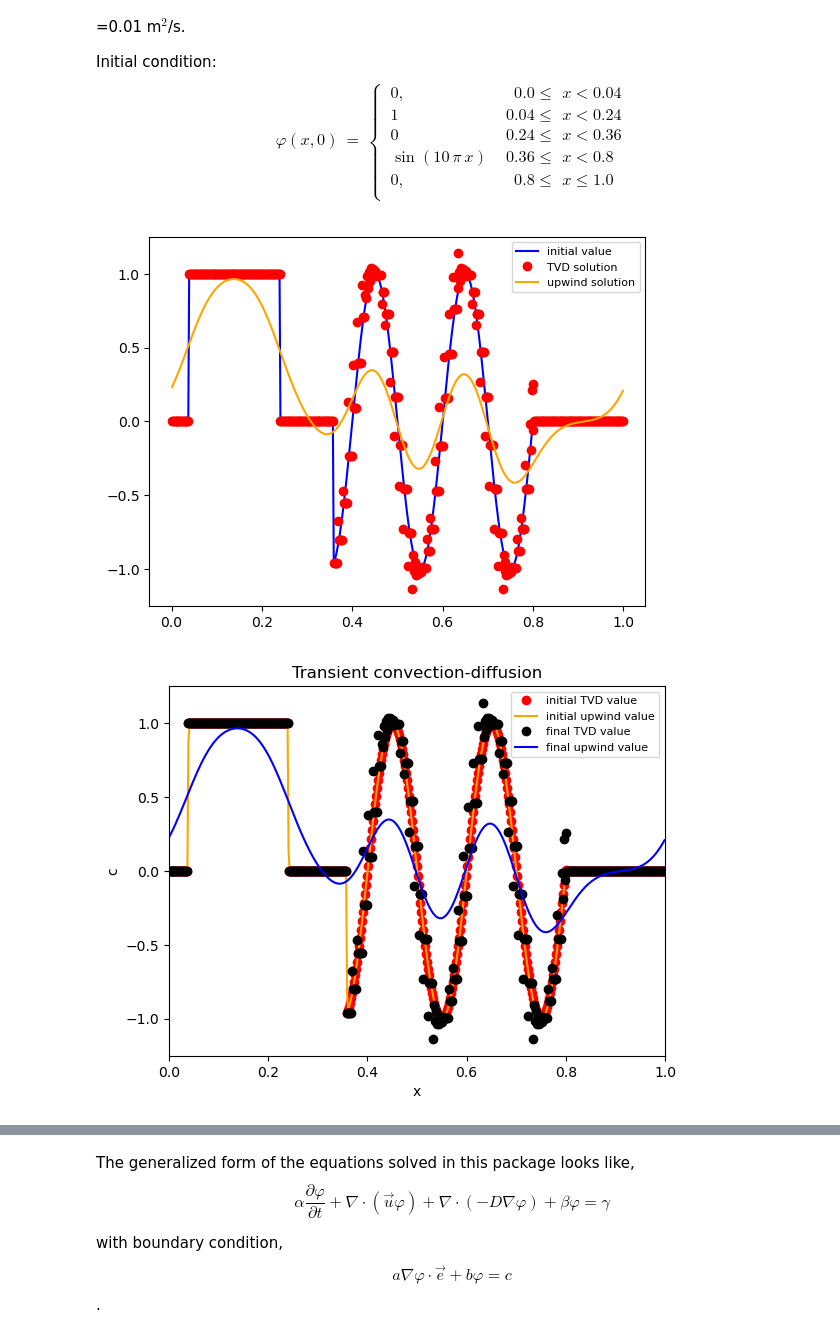
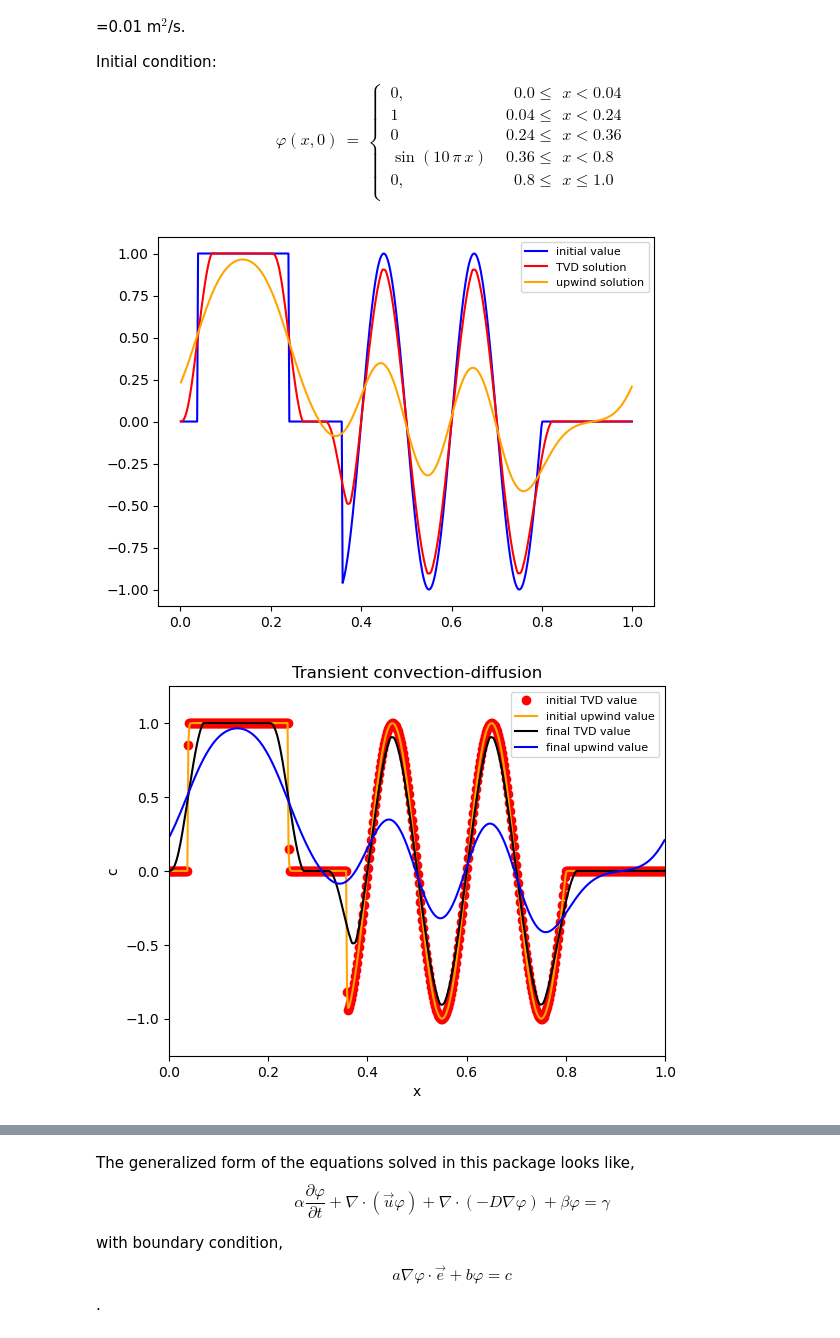
Before and after one commit to FiniteVolumeTransportPhenomena/PyFVTool, a Jupyter notebook: examples-notebooks/PyFVTool-introduction-demo.ipynb, the cells around one changed output, grey strips where cells are left out. Drawn from its saved outputs; the diff is of its cells as text; code cells hidden in the pictures.

```diff
--- a/examples-notebooks/PyFVTool-introduction-demo.ipynb
+++ b/examples-notebooks/PyFVTool-introduction-demo.ipynb
@@ -783,4 +795,10 @@ FL = pf.fluxLimiter('SUPERBEE')
 # %%
+# Constant coefficient matrices:
+Mconvuw = pf.convectionUpwindTerm(uf)   # upwind convection term
+
+# Choose a flux limiter
+FL = pf.fluxLimiter('SUPERBEE')
+
 # Solver
 dt = 0.001  # [s], time step
 final_t = W/u
@@ -790,22 +808,22 @@ count = 0
 
 phi_tvd = []
 phi_uw = []
-while (tt<final_t) and count < 5e3:
+while (tt<final_t) and (count < 5000):
     tt += dt
 
     # inner loop for TVD scheme
-    for jj in range(5):
-
-        Mt, RHSt = pf.transientTerm(phi_old, dt, alfa)
-
+    Mt, RHSt = pf.transientTerm(phi_old, dt, alfa) # this remains constant over the inner loop
+    for jj in range(5):   # Why 5?
+        # TVD RHS term
         RHSconv = pf.convectionTvdRHSTerm(uf, phi, FL)
 
-        # Form the system
-
-        # MW edit
-        # M = Mconv + Mt + Mbc
-        M = Mt + Mbc
-        RHS = RHSt + RHSbc + RHSconv
+        # Form the matrix equation
+        # MW: It is not clear how to construct the Mconv term in the TVD scheme:
+        #     convectionTvdRHSTerm only provides RHS. How to obtain Mconv?
+        # M = Mconv + Mt + Mbc  # This is an error since Mconv undefined
+        # M = Mt + Mbc          # There should be a Mconv term, I guess...
+        M = Mconvuw + Mt + Mbc  # Use upwind matrix for Mconv in TVD scheme?
+        RHS = RHSt + RHSbc + RHSconv # Combined with the RHS provided by convectionTvdRHSTerm.
 
         # Solve the PDE
         phi = pf.solveMatrixPDE(mesh1, M, RHS)
@@ -832,12 +850,12 @@ while (tt<final_t) and count < 5e3:
 # %%
 # Visualize the problem solution
 hfig, ax = plt.subplots(1, 1)
 ax.plot(x, phiinit.innerCellValues, 'b-', label='initial value')
-ax.plot(x, phi.innerCellValues, 'ro', label='TVD solution')
+ax.plot(x, phi.innerCellValues, 'r-', label='TVD solution')
 ax.plot(x, phiuw.innerCellValues, '-', color='orange', label='upwind solution');
 ax.legend(fontsize=8);
 # %% [output]
-[figure, old version]
+[figure, new version]
 # %%
 # Plotting and visualization of the 1D transient diffusion solution
 from matplotlib.animation import FuncAnimation
@@ -848,7 +866,7 @@ hfig1, ax1 = plt.subplots()
 ax1.plot(x, phi_tvd[0].innerCellValues, 'ro', label='initial TVD value')
 ax1.plot(x, phi_uw[0].innerCellValues, '-', color='orange', label='initial upwind value')
 
-ax1.plot(x, phi_tvd[-1].innerCellValues, 'ko', label='final TVD value')
+ax1.plot(x, phi_tvd[-1].innerCellValues, 'k-', label='final TVD value')
 ax1.plot(x, phi_uw[-1].innerCellValues, '-', color='blue', label='final upwind value')
 
 ax1.set_xlim((0, W))
@@ -860,5 +878,5 @@ ax1.set_title('Transient convection-diffusion')
 
 ax1.legend(fontsize=8);
 # %% [output]
-[figure, old version]
+[figure, new version]
 # %% [raw]
```
Also changed, not shown: parts of 23 cells of this notebook.
